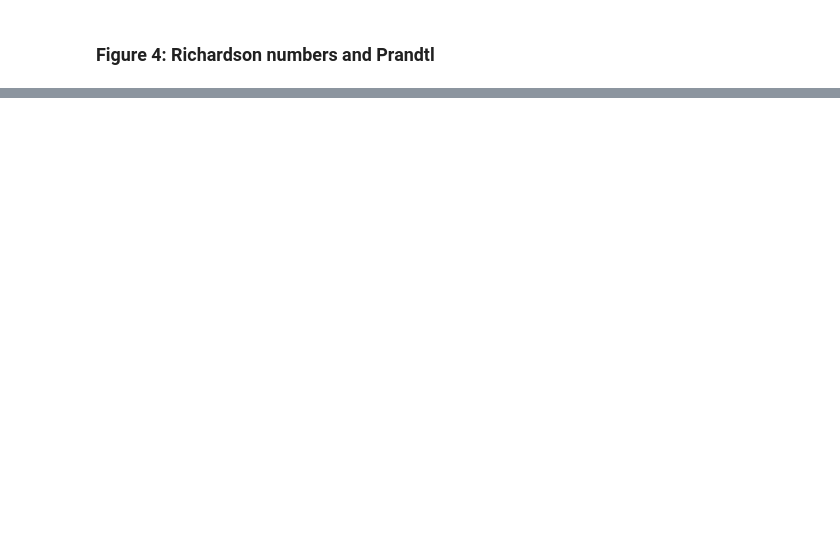
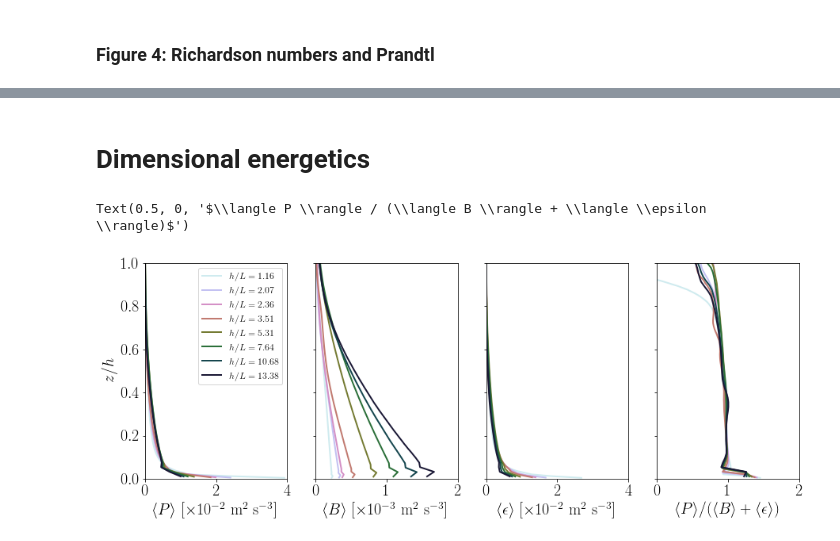
Before and after one commit to bgreene777/SBL_LES, a Jupyter notebook: ipynb/plot_mean.ipynb, the cells around one changed output, grey strips where cells are left out. Cells and saved outputs as stored; diff of their text form; code cells hidden in the pictures; blank space fills up the shorter version.

```diff
--- a/ipynb/plot_mean.ipynb
+++ b/ipynb/plot_mean.ipynb
@@ -667,0 +680,37 @@ zj h zj/h
+# %% [markdown]
+# Dimensional energetics
+# %%
+# figure 5: shear production, buoyant destruction, dissipation, B/(B + epsilon)
+fig5, ax5 = plt.subplots(nrows=1, ncols=4, sharey=True, figsize=(14.8, 5))
+# loop over sims
+for js, s in enumerate(sall):
+    # a) shear prod
+    ax5[0].plot(100*s.P, s.z/s.he, ls="-", lw=2, c=cmap[js],
+                label=s.label3)
+    # b) buoyant destruction
+    ax5[1].plot(1000*s.B, s.z/s.he, ls="-", lw=2, c=cmap[js],
+                label=s.label3)
+    # c) viscous dissipation
+    ax5[2].plot(100*s.epsilon, s.z/s.he, ls="-", lw=2, c=cmap[js])
+    # d) ratio B/(B + epsilon)
+    ax5[3].plot(s.P/(s.B + s.epsilon), s.z/s.he, ls="-", lw=2, c=cmap[js])
+# axis limits
+ax5[0].set_ylim([0, 1])
+ax5[0].set_xlim([0, 4])
+ax5[1].set_xlim([0, 2])
+ax5[2].set_xlim([0, 4])
+ax5[3].set_xlim([0, 2])
+# axis ticks
+# for iax in ax5:
+#     iax.ticklabel_format(axis="x", scilimits=(0,0))
+# legend
+ax5[0].legend(fontsize=12)
+# axis labels
+ax5[0].set_ylabel("$z/h$")
+ax5[0].set_xlabel("$\\langle P \\rangle$ [$\\times 10^{-2}$ m$^2$ s$^{-3}$]")
+ax5[1].set_xlabel("$\\langle B \\rangle$ [$\\times 10^{-3}$ m$^2$ s$^{-3}$]")
+ax5[2].set_xlabel("$\\langle \\epsilon \\rangle$ [$\\times 10^{-2}$ m$^2$ s$^{-3}$]")
+ax5[3].set_xlabel("$\\langle P \\rangle / (\\langle B \\rangle + \\langle \\epsilon \\rangle)$")
+# %% [output]
+Text(0.5, 0, '$\\langle P \\rangle / (\\langle B \\rangle + \\langle \\epsilon \\rangle)$')
+[figure, added]
```
Also changed, not shown: parts of 12 cells of this notebook.
